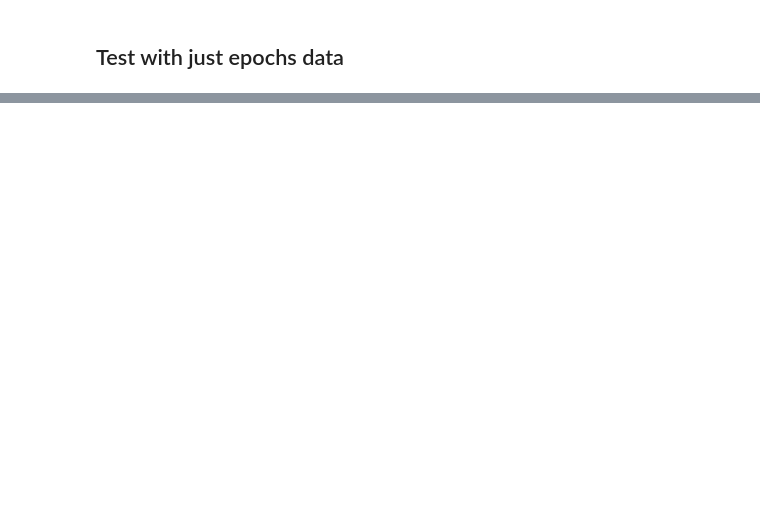
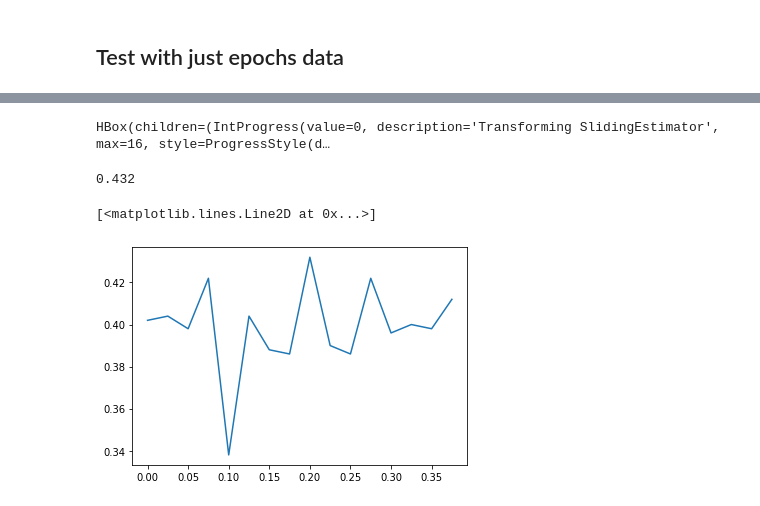
Before and after one commit to hmallen99/honors-thesis, a Jupyter notebook: code/test_ml.ipynb, the cells around one changed output, grey strips where cells are left out. Cells and saved outputs as stored; diff of their text form; code cells hidden in the pictures; blank space fills up the shorter version.

```diff
--- a/code/test_ml.ipynb
+++ b/code/test_ml.ipynb
@@ -379,3 +400,15 @@ HBox(children=(IntProgress(value=0, description='Fitting SlidingEstimator', max=
+# %%
+y_pred = time_decod.predict(X_train)
+accuracy_lst = [calc_accuracy(y_pred[:, i], y_train) for i in range(16)]
+print(max(accuracy_lst))
+# %% [output]
+HBox(children=(IntProgress(value=0, description='Transforming SlidingEstimator', max=16, style=ProgressStyle(d…
+0.432
+# %%
+plt.plot(np.linspace(0, 0.375, 16), accuracy_lst)
+# %% [output]
+[<matplotlib.lines.Line2D at 0x...>]
+[figure, added]
 # %%
 y_pred = time_decod.predict(X_test)
 accuracy_lst = [calc_accuracy(y_pred[:, i], y_test) for i in range(16)]
```
Also changed, not shown: parts of 21 cells of this notebook, 1 other file.
